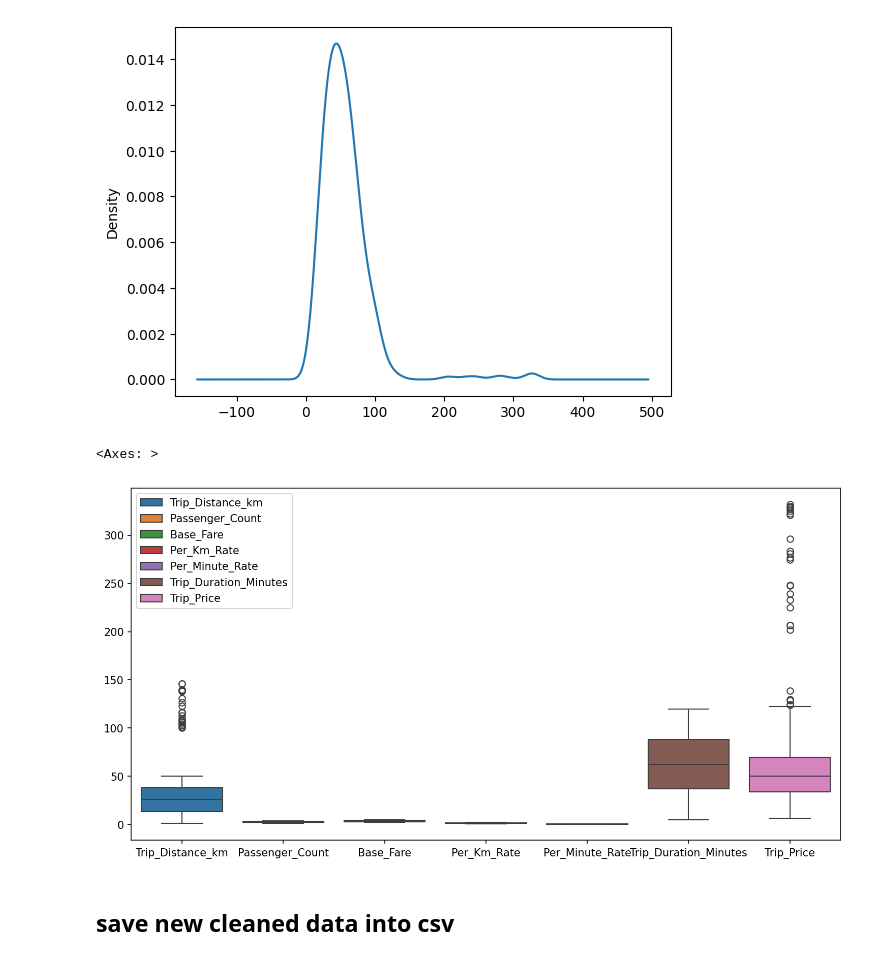
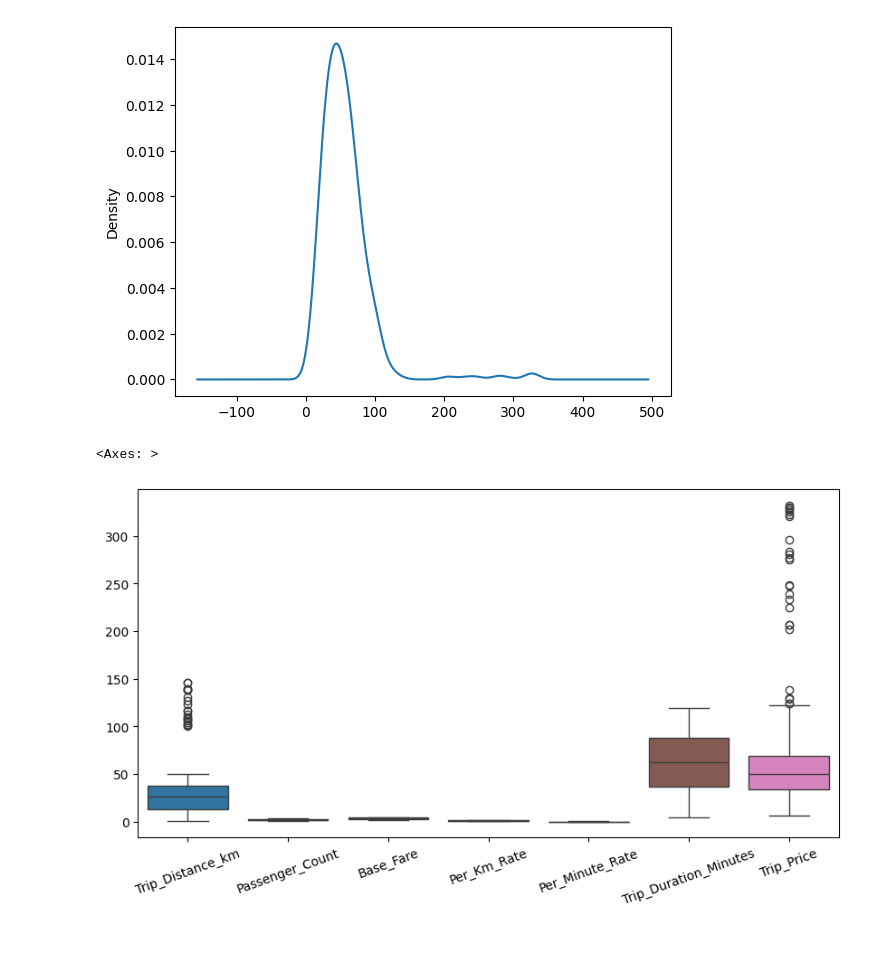
Before and after one commit to ponagr/taxi-prediction-fullstack-pontus, a Jupyter notebook: explorations/eda.ipynb, the cells around one changed output. Drawn from its saved outputs; the diff is of its cells as text; code cells hidden in the pictures.

Commit message:
cleaned up explorations in notebooks to be more readable, fixed final_data_cleaning to be the one to use for csv export

```diff
--- a/explorations/eda.ipynb
+++ b/explorations/eda.ipynb
@@ -323,10 +324,9 @@ df_clean["Trip_Price"].plot(kind="kde")
 <Axes: ylabel='Density'>
 [figure]
 # %%
-fig, ax = plt.subplots(1, figsize=(12,6), dpi=150)
-sns.boxplot(df_clean, legend=True)
+fig, ax = plt.subplots(1, figsize=(10,5), dpi=100)
+plt.xticks(rotation=20)
+sns.boxplot(df_clean)
 # %% [output]
 <Axes: >
-[figure, old version]
+[figure, new version]
-# %% [markdown]
-## save new cleaned data into csv
```
Also changed, not shown: parts of 3 cells of this notebook, 4 other files.
